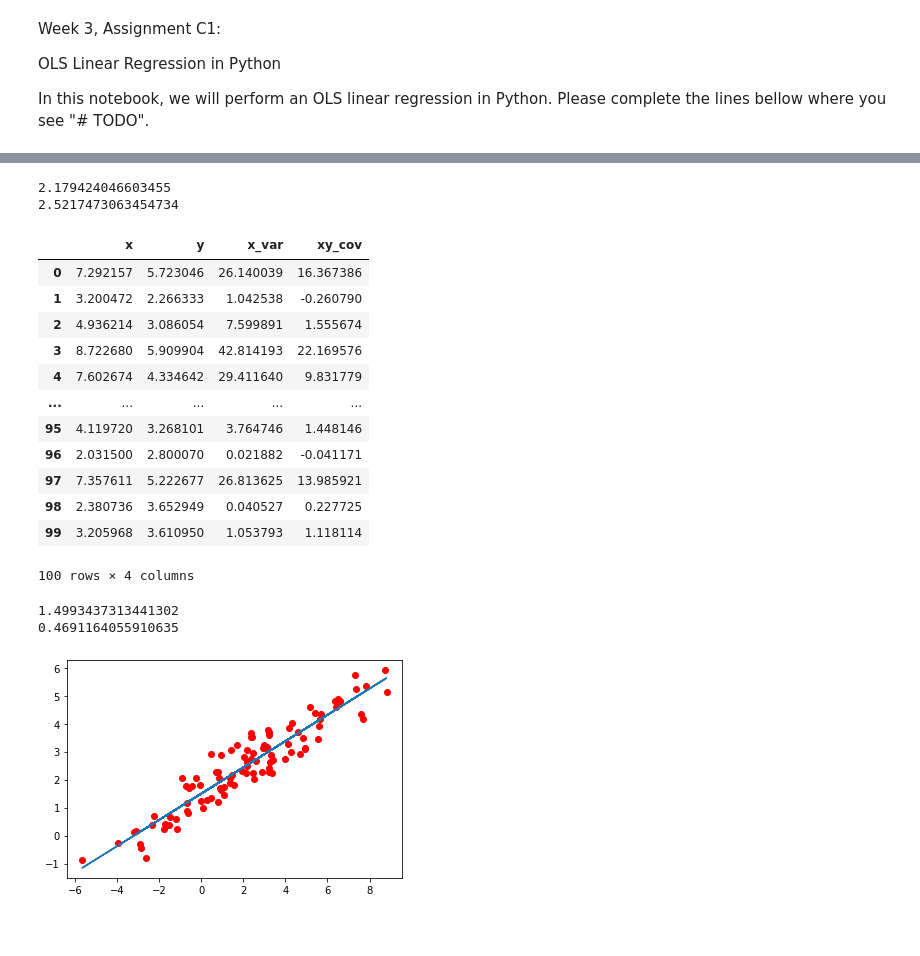
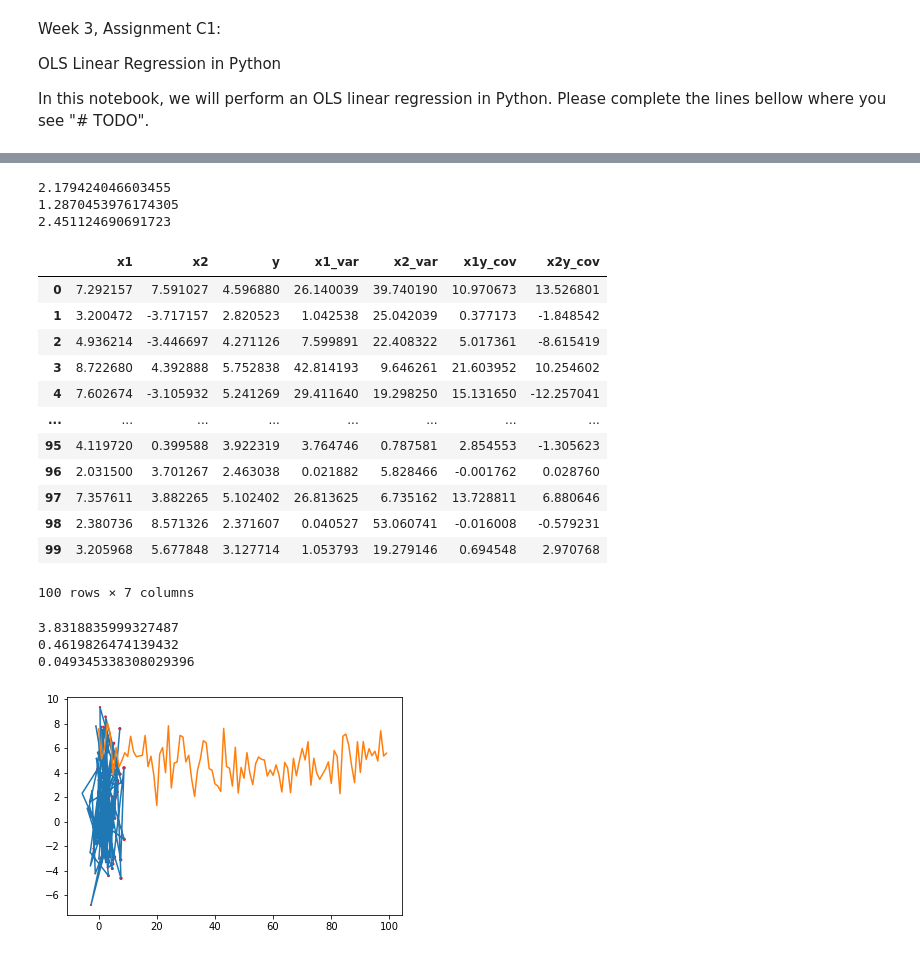
Before and after one commit to EL-Magnific-o/Fintech, a Jupyter notebook: Multiple_Linear_Regression_Model.ipynb, the cells around one changed output, grey strips where cells are left out. Saved outputs shown, nothing was run; the diff lists cells and outputs as text; code cells hidden in the pictures; blank space fills up the shorter version.

```diff
--- a/Multiple_Linear_Regression_Model.ipynb
+++ b/Multiple_Linear_Regression_Model.ipynb
@@ -36,66 +37,74 @@ df.head()
 #Objective 3.
 #Calculate the means of both x and y, and print them as output.
 
-x_bar = np.mean(x)
+x1_bar = np.mean(x1)
+x2_bar = np.mean(x2)
 y_bar = np.mean(y)
-print(x_bar)
+print(x1_bar)
+print(x2_bar)
 print(y_bar)
 # %% [output]
 2.179424046603455
-2.5217473063454734
+1.2870453976174305
+2.451124690691723
 # %%
 #Objective 4.
 #Add a column called 'x_var' to the DataFrame.  Populate this column with the squares of the deviations of the
 #x values from their mean (x_bar).
 
-df['x_var'] = (x -x_bar )**2
+df['x1_var'] = (x1 -x1_bar )**2
+df['x2_var'] = (x2 -x2_bar )**2
 # %%
 #Objective 5.
 #Add a column called 'xy_cov' to the DataFrame.  Populate this column with the products of the deviations of the
 #x values from their mean (x_bar) and the deviations of the y values from their mean (y_bar):
 #(x - x_bar)(y - y_bar).
 
-df['xy_cov'] = (x - x_bar) * (y - y_bar)
+df['x1y_cov'] = (x1 - x1_bar) * (y - y_bar)
+df['x2y_cov'] = (x2 - x2_bar) * (y - y_bar)
 df
 # %% [output]
-|  | x | y | x_var | xy_cov |
-| 0 | 7.292157 | 5.723046 | 26.140039 | 16.367386 |
-| 1 | 3.200472 | 2.266333 | 1.042538 | -0.260790 |
-| 2 | 4.936214 | 3.086054 | 7.599891 | 1.555674 |
-| 3 | 8.722680 | 5.909904 | 42.814193 | 22.169576 |
-| 4 | 7.602674 | 4.334642 | 29.411640 | 9.831779 |
-| ... | ... | ... | ... | ... |
-| 95 | 4.119720 | 3.268101 | 3.764746 | 1.448146 |
-| 96 | 2.031500 | 2.800070 | 0.021882 | -0.041171 |
-| 97 | 7.357611 | 5.222677 | 26.813625 | 13.985921 |
-| 98 | 2.380736 | 3.652949 | 0.040527 | 0.227725 |
-| 99 | 3.205968 | 3.610950 | 1.053793 | 1.118114 |
+|  | x1 | x2 | y | x1_var | x2_var | x1y_cov | x2y_cov |
+| 0 | 7.292157 | 7.591027 | 4.596880 | 26.140039 | 39.740190 | 10.970673 | 13.526801 |
+| 1 | 3.200472 | -3.717157 | 2.820523 | 1.042538 | 25.042039 | 0.377173 | -1.848542 |
+| 2 | 4.936214 | -3.446697 | 4.271126 | 7.599891 | 22.408322 | 5.017361 | -8.615419 |
+| 3 | 8.722680 | 4.392888 | 5.752838 | 42.814193 | 9.646261 | 21.603952 | 10.254602 |
+| 4 | 7.602674 | -3.105932 | 5.241269 | 29.411640 | 19.298250 | 15.131650 | -12.257041 |
+| ... | ... | ... | ... | ... | ... | ... | ... |
+| 95 | 4.119720 | 0.399588 | 3.922319 | 3.764746 | 0.787581 | 2.854553 | -1.305623 |
+| 96 | 2.031500 | 3.701267 | 2.463038 | 0.021882 | 5.828466 | -0.001762 | 0.028760 |
+| 97 | 7.357611 | 3.882265 | 5.102402 | 26.813625 | 6.735162 | 13.728811 | 6.880646 |
+| 98 | 2.380736 | 8.571326 | 2.371607 | 0.040527 | 53.060741 | -0.016008 | -0.579231 |
+| 99 | 3.205968 | 5.677848 | 3.127714 | 1.053793 | 19.279146 | 0.694548 | 2.970768 |
-100 rows × 4 columns
+100 rows × 7 columns
 # %%
 #Objective 6.
 #Use the values currently stored in the DataFrame to calculate the OLS Linear Regression coefficients
 # We want to take the sum of our collumn 'xy_cov' and divide it by the sum of 'x_var'
 #alpha and beta, and print them as output.
 
-beta = df['xy_cov'].sum() / df['x_var'].sum()
-alpha = y_bar - beta * x_bar
+beta1 = df['x1y_cov'].sum() / df['x1_var'].sum()
+beta2 = df['x2y_cov'].sum() / df['x2_var'].sum()
+alpha = (y_bar - beta1 * x1_bar)+(y_bar - beta2 * x2_bar)
 print(alpha)
-print(beta)
+print(beta1)
+print(beta2)
 # %% [output]
-1.4993437313441302
-0.4691164055910635
+3.8318835999327487
+0.4619826474139432
+0.049345338308029396
 # %%
 #Objective 7.
 #Make a new vector of values called y_pred containing a predicted y value for each actual y value in the DataFrame.
 # y_pred = a + BX
 
-y_pred = alpha + beta * x
+y_pred = alpha + (beta1 * x1)+(beta2 * x2)
 # %%
 #Objective 8.
 #Plot the predicted values of y (y_pred) against the actual values of y.  Make the actual values of y red in color.
 
-plt.plot(x, y_pred)
-plt.scatter(x, y, color='r')
+plt.plot(x1,x2, y_pred)
+plt.scatter(x1,x2, y, color='r')
 plt.show()
 # %% [output]
-[figure, old version]
+[figure, new version]
```
Also changed, not shown: parts of 2 cells of this notebook.
